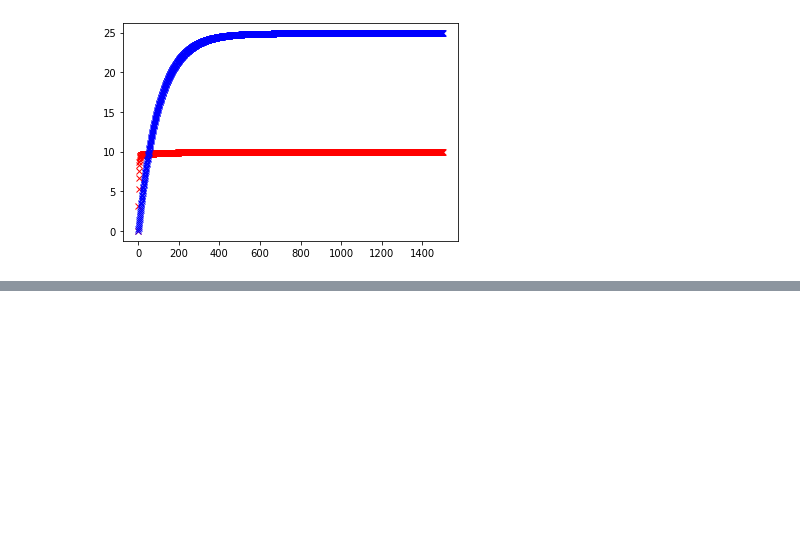
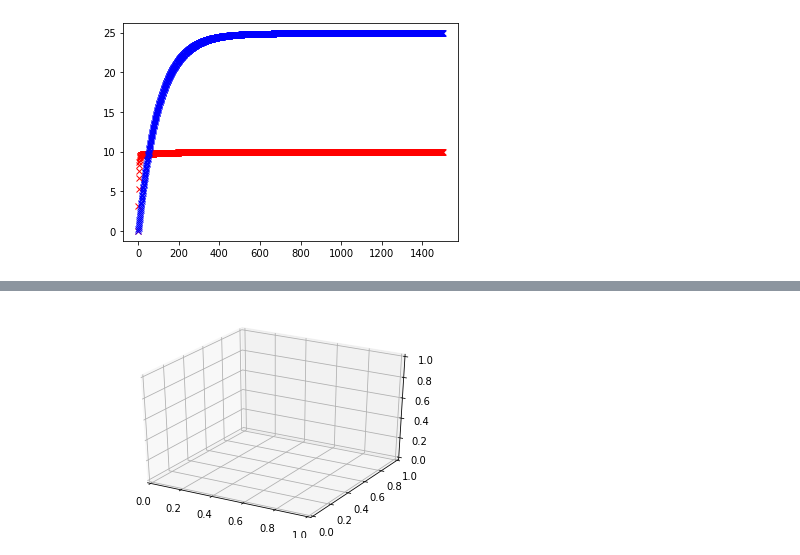
Before and after one commit to chunghyunhee/class_Machine_learing, a Jupyter notebook: assignment_3.ipynb, the cells around one changed output, grey strips where cells are left out. Cells and saved outputs as stored; diff of their text form; code cells hidden in the pictures; blank space fills up the shorter version.

```diff
--- a/assignment_3.ipynb
+++ b/assignment_3.ipynb
@@ -157,0 +162,5 @@ plt.plot(theta1_history,'bx') #theta1 값
+# %%
+#3차원 객체 틀먼저 만든다(범위, 3차원 projection생성)
+ax = plt.gca(projection='3d') #3차원 객체 생성할 예정
+# %% [output]
+[figure, added]
```
Also changed, not shown: parts of 3 cells of this notebook.
